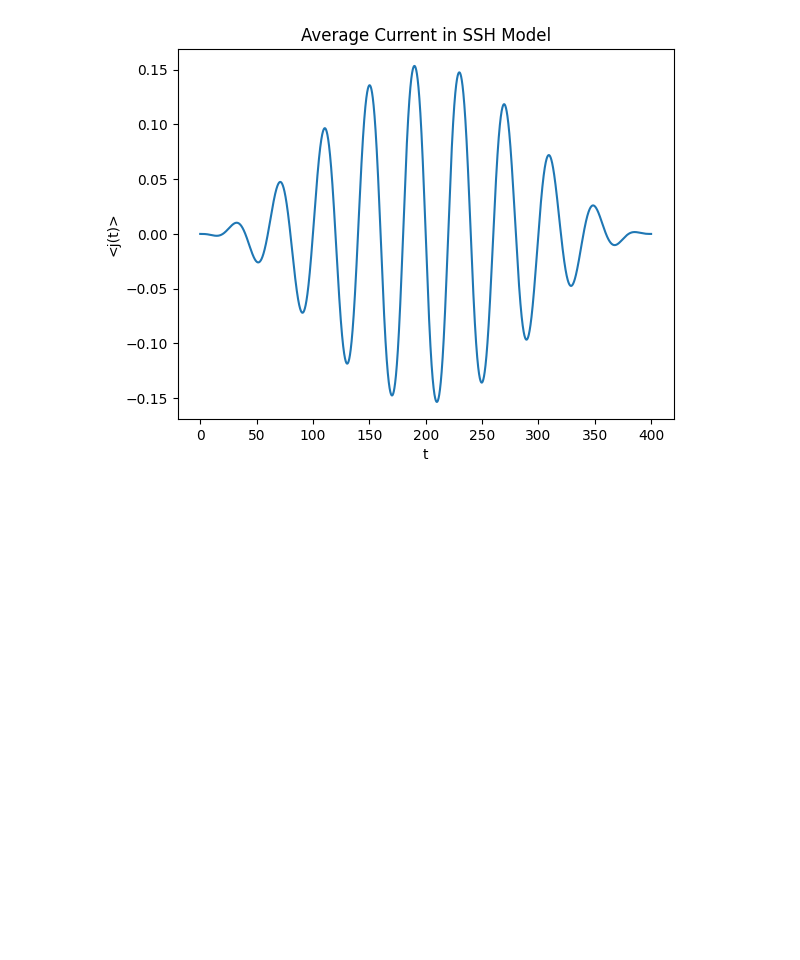
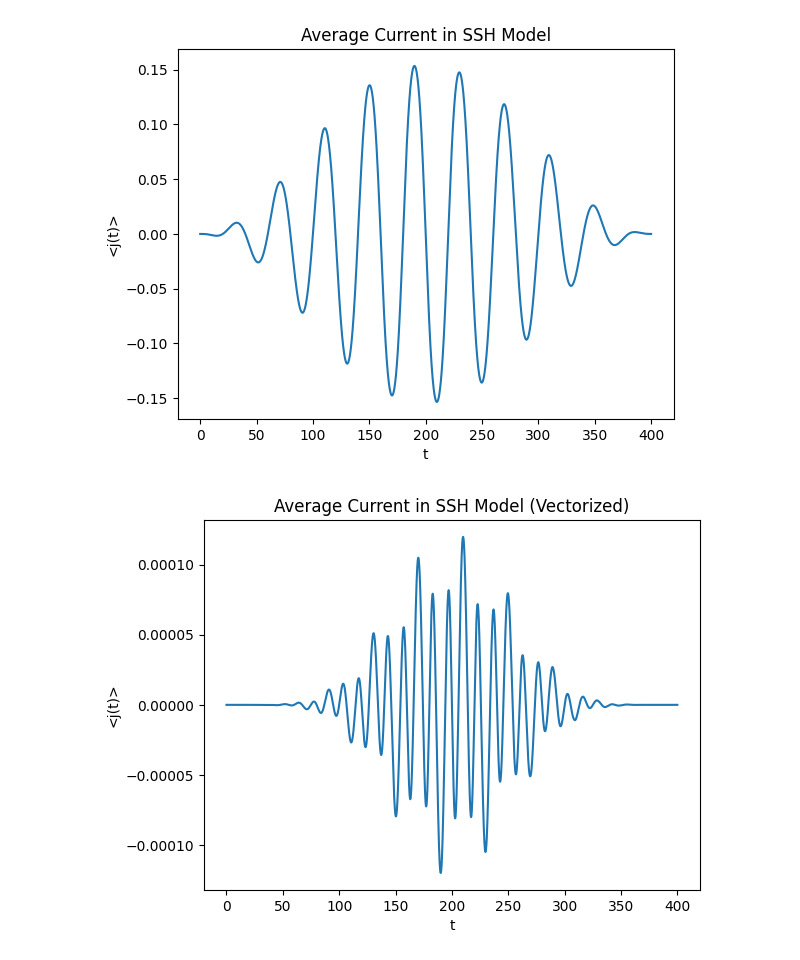
Before and after one commit to ALESSANDRIAZ/UTS_code.examples, a Jupyter notebook: Average Current.ipynb, the cells around one changed output. Saved outputs shown, nothing was run; the diff lists cells and outputs as text; code cells hidden in the pictures; blank space fills up the shorter version.

```diff
--- a/Average Current.ipynb
+++ b/Average Current.ipynb
@@ -84,3 +84,86 @@ plt.title("Average Current in SSH Model")
 plt.show()
 # %% [output]
 [figure]
+# %%
+import numpy as np
+import matplotlib.pyplot as plt
+from tqdm import tqdm
+from scipy.linalg import expm
+
+# Parameters
+t1, t2 = 2.0, 1.0
+A0 = 0.5
+Nc = 10
+omega0 = np.pi / (2 * Nc)
+dt = 0.001
+Nk = 251
+dk = 2 * np.pi / Nk
+k_values = np.linspace(-np.pi, np.pi, Nk, endpoint=False)
+
+T = 2 * np.pi * Nc / omega0
+Nt = int(T / dt)
+
+# Initial density matrix for all k: shape (Nk, 2, 2)
+rho0 = np.array([[0, 0], [0, 1]], dtype=complex)
+rho_k = np.tile(rho0, (Nk, 1, 1))
+
+# Field
+def A_t(t):
+    return A0 * np.sin(omega0 * t) * (np.sin(omega0 * t / (2 * Nc)))**2
+
+# Hamiltonian for all k at once
+def H_elements_all(k_vals, At):
+    denom = np.sqrt(t1**2 + t2**2 + 2*t1*t2*np.cos(k_vals))
+    Hpp = (t2**2*np.cos(At) + t1**2 +
+           t1*t2*(np.cos(k_vals) + np.cos(k_vals - At))) / denom
+    Hmm = -Hpp
+    Hpm = 1j * t2 * (t2*np.sin(At) + t1*(np.sin(k_vals) - np.sin(k_vals - At))) / denom
+    Hmp = -Hpm
+
+    H = np.zeros((Nk, 2, 2), dtype=complex)
+    H[:, 0, 0] = Hpp
+    H[:, 1, 1] = Hmm
+    H[:, 0, 1] = Hpm
+    H[:, 1, 0] = Hmp
+    return H
+
+# Current operator (numerical derivative in k)
+def current_operator_all(k_vals, At, eps=1e-6):
+    H_plus = H_elements_all(k_vals + eps, At)
+    H_minus = H_elements_all(k_vals - eps, At)
+    return (H_plus - H_minus) / (2 * eps)
+
+# Time evolution with matrix exponential
+def evolve_rho(rho, H, dt):
+    U = np.array([expm(-1j * h * dt) for h in H])   # shape (Nk,2,2)
+    return U @ rho @ np.conjugate(np.transpose(U, (0, 2, 1)))
+
+#Main evolution loop
+avg_current = []
+
+for n in tqdm(range(Nt), desc="Evolving in time"):
+    t = n * dt
+    At = A_t(t)
+
+    # Hamiltonians & propagation
+    H_all = H_elements_all(k_values, At)
+    rho_k = evolve_rho(rho_k, H_all, dt)
+
+    # Current operator
+    J_all = current_operator_all(k_values, At)
+
+    # Compute <j(t)> for all k
+    traces = np.einsum("kij,kji->k", J_all, rho_k)   # trace(J rho)
+    j_total = np.sum(traces.real) * dk / (2 * np.pi)
+
+    avg_current.append(j_total)
+
+# Plot
+time = np.linspace(0, T, Nt)
+plt.plot(time, avg_current)
+plt.xlabel("t")
+plt.ylabel("<j(t)>")
+plt.title("Average Current in SSH Model (Vectorized)")
+plt.show()
+# %% [output]
+[figure, added]
```
Also changed, not shown: parts of 1 cell of this notebook.
